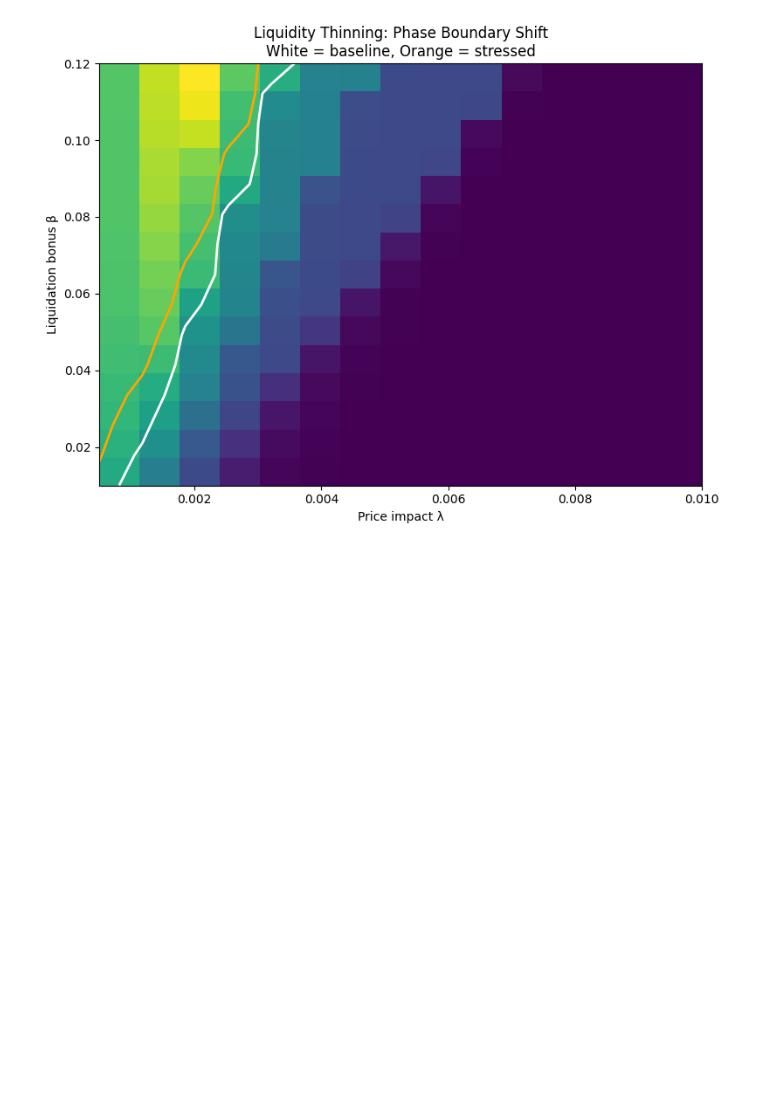
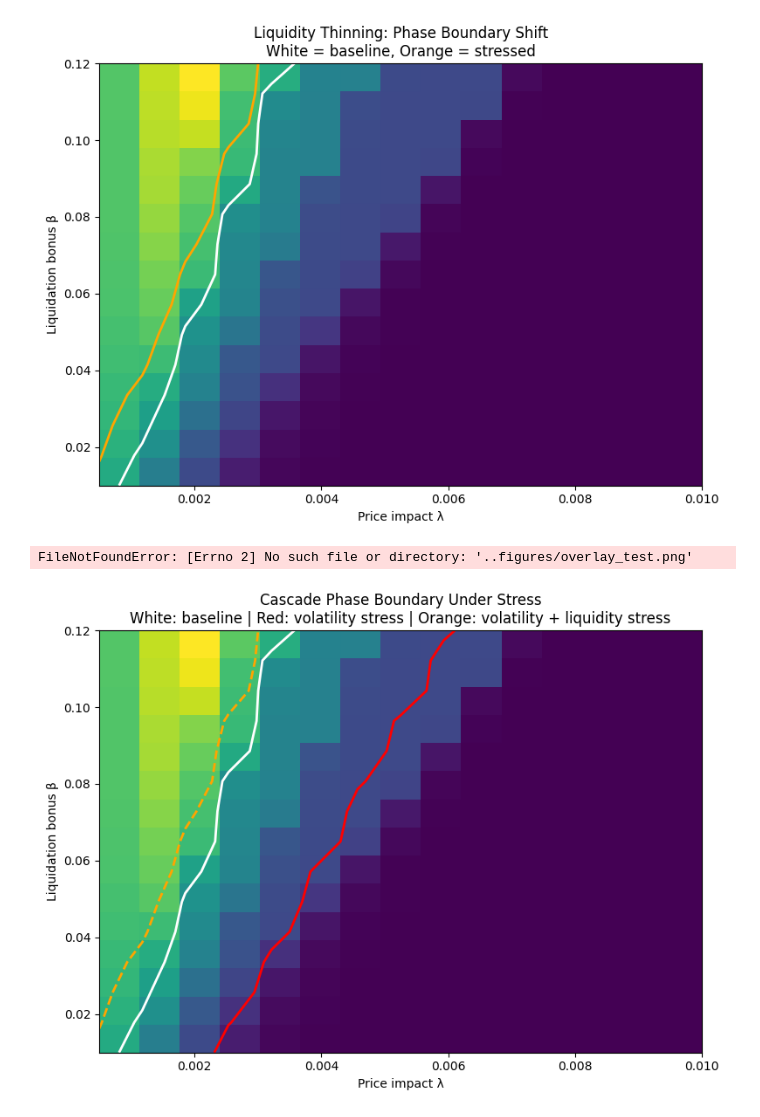
Before and after one commit to gennarocepparulo/aave-convexity-risk-engine, a Jupyter notebook: notebooks/09_system_stress.ipynb, the cells around one changed output. Drawn from its saved outputs; the diff is of its cells as text; code cells hidden in the pictures; blank space fills up the shorter version.

```diff
--- a/notebooks/09_system_stress.ipynb
+++ b/notebooks/09_system_stress.ipynb
@@ -186,3 +186,71 @@ plt.tight_layout()
 plt.show()
 # %% [output]
 [figure]
+# %%
+plt.figure(figsize=(8, 6))
+
+# Background: baseline phase diagram
+plt.imshow(
+    phase_baseline,
+    origin="lower",
+    aspect="auto",
+    extent=[
+        lambda_grid[0], lambda_grid[-1],
+        beta_grid[0], beta_grid[-1],
+    ],
+    cmap="viridis"
+)
+
+# Baseline boundary
+plt.contour(
+    lambda_grid,
+    beta_grid,
+    phase_baseline,
+    levels=[0.3],
+    colors="white",
+    linewidths=2,
+    linestyles="solid",
+    label="Baseline"
+)
+
+# Volatility stress boundary
+plt.contour(
+    lambda_grid,
+    beta_grid,
+    phase_vol_stress,
+    levels=[0.3],
+    colors="red",
+    linewidths=2,
+    linestyles="solid"
+)
+
+# Volatility + liquidity stress boundary
+plt.contour(
+    lambda_grid,
+    beta_grid,
+    phase_liq_stress,
+    levels=[0.3],
+    colors="orange",
+    linewidths=2,
+    linestyles="dashed"
+)
+
+plt.xlabel("Price impact λ")
+plt.ylabel("Liquidation bonus β")
+plt.title(
+    "Cascade Phase Boundary Under Stress\n"
+    "White: baseline | Red: volatility stress | Orange: volatility + liquidity stress"
+)
+
+plt.tight_layout()
+
+# ✅ SAVE FIGURE
+out_dir = os.path.join(PROJECT_ROOT, "figures")
+os.makedirs(out_dir, exist_ok=True)
+plt.savefig(os.path.join(out_dir, "overlay_test.png"), dpi=200)
+
+
+plt.show()
+# %% [output]
+FileNotFoundError: [Errno 2] No such file or directory: '..figures/overlay_test.png'
+[figure, added]
```
